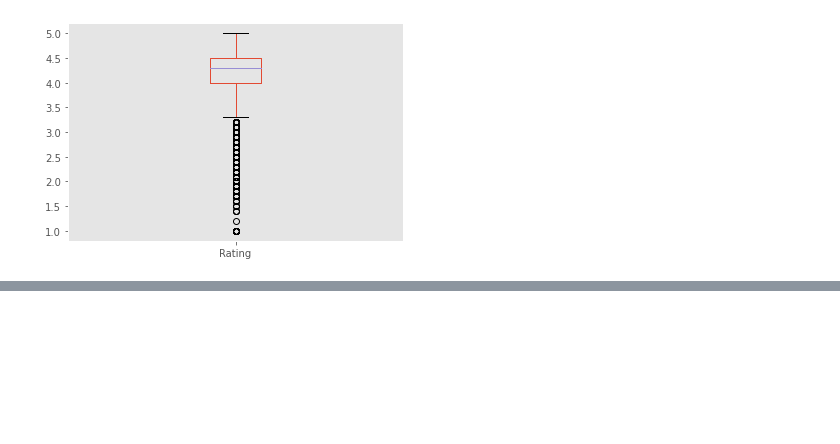
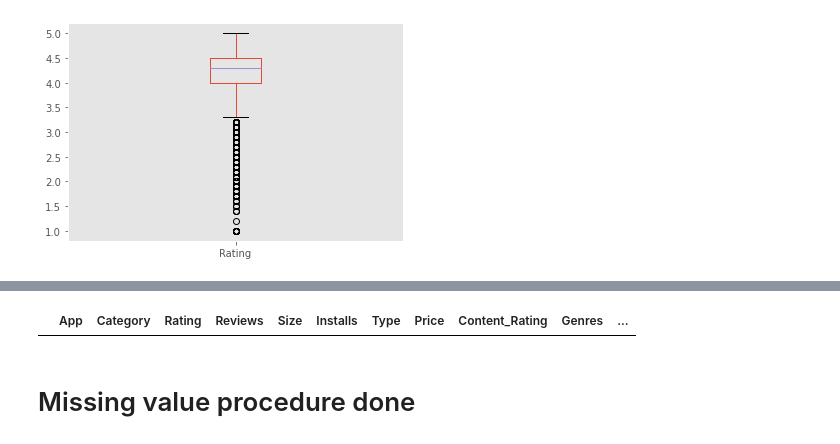
Before and after one commit to RishikaVerma21/Play-Store-Review-Analysis, a Jupyter notebook: Play_store_analysis_and_sentiment_analysis.ipynb, the cells around one changed output, grey strips where cells are left out. Cells and saved outputs as stored; diff of their text form; code cells hidden in the pictures; blank space fills up the shorter version.

```diff
--- a/Play_store_analysis_and_sentiment_analysis.ipynb
+++ b/Play_store_analysis_and_sentiment_analysis.ipynb
@@ -291,0 +357,10 @@ plt.grid(False)
+# %%
+# Now we remove fake data firstly stored in temporary variable
+temp_= play_store_df.loc[play_store_df['Reviews']>play_store_df['Installs']].index
+play_store_df.drop(labels=temp_,inplace=True)
+# %%
+play_store_df.loc[play_store_df['Reviews']>play_store_df['Installs']]
+# %% [output]
+|  | App | Category | Rating | Reviews | Size | Installs | Type | Price | Content_Rating | Genres | ... |
+# %% [markdown]
+# Missing value procedure done
```
Also changed, not shown: parts of 17 cells of this notebook.
